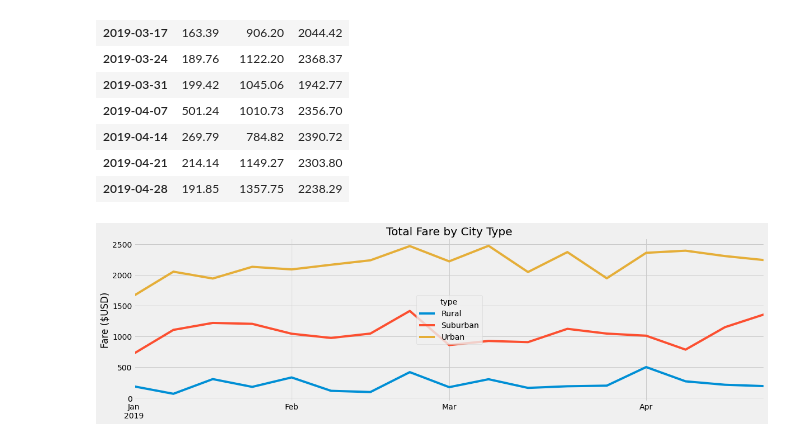
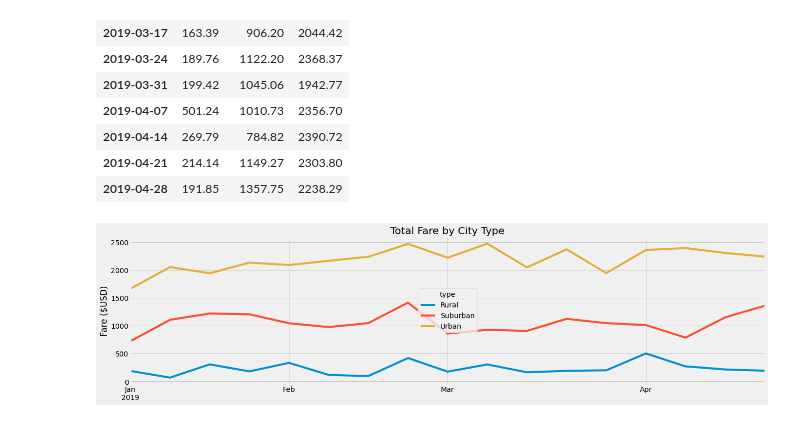
Before and after one commit to QQrex/RideShare_Analysis, a Jupyter notebook: PyBer_Challenge.ipynb, the cells around one changed output. Cells and saved outputs as stored; diff of their text form; code cells hidden in the pictures.

Commit message:
fix code for oo plot

```diff
--- a/PyBer_Challenge.ipynb
+++ b/PyBer_Challenge.ipynb
@@ -240,19 +240,19 @@ date_range
 # %%
 # 8. Using the object-oriented interface method,
 #plot the resample DataFrame using the df.plot() function.
-date_range.plot(figsize = (18,5))
+date_range_plot = date_range.plot(figsize = (20,5))
 # Import the style from Matplotlib.
 from matplotlib import style
 # Use the graph style fivethirtyeight.
 style.use('fivethirtyeight')
 # Add title
-plt.title('Total Fare by City Type')
+date_range_plot.set_title('Total Fare by City Type')
 # Add x and y label
-plt.ylabel('Fare ($USD)')
-plt.xlabel('')
+date_range_plot.set_ylabel('Fare ($USD)')
+date_range_plot.set_xlabel('')
 # Save fig
 plt.savefig('Analysis/ChallengeFig.png')
 # Show plot
 plt.show()
 # %% [output]
-[figure, old version]
+[figure, new version]
```
Also changed, not shown: 4 other files.
